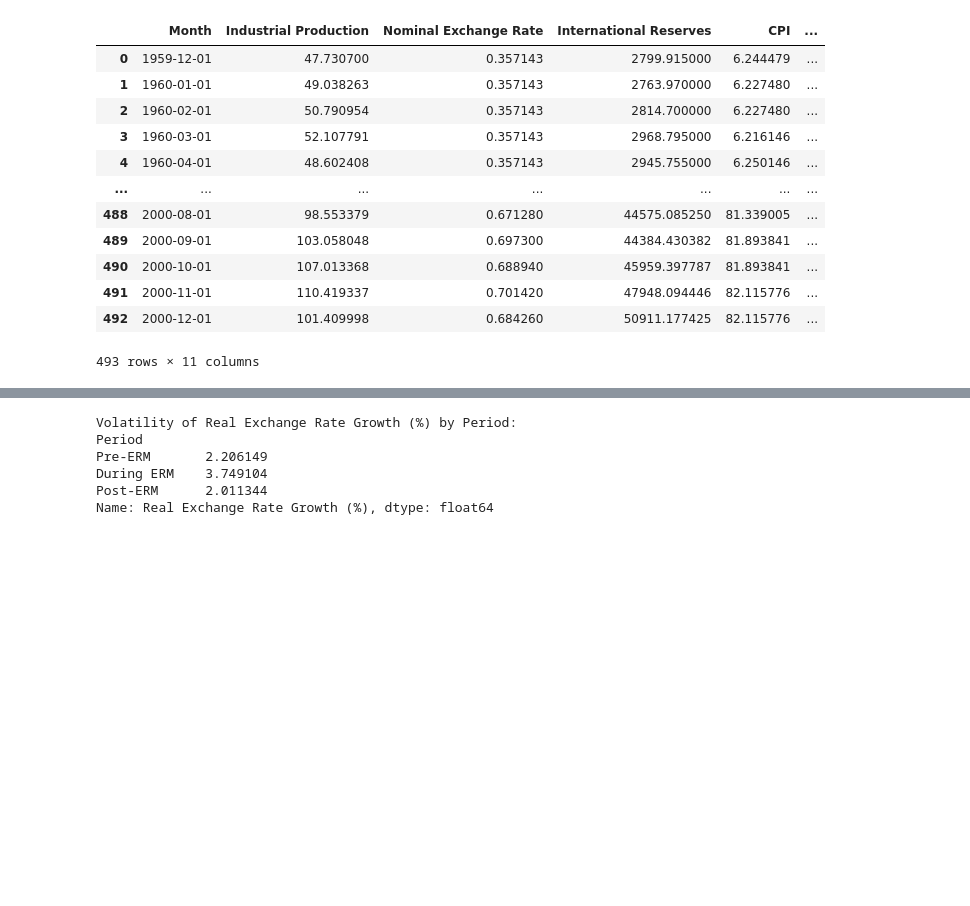
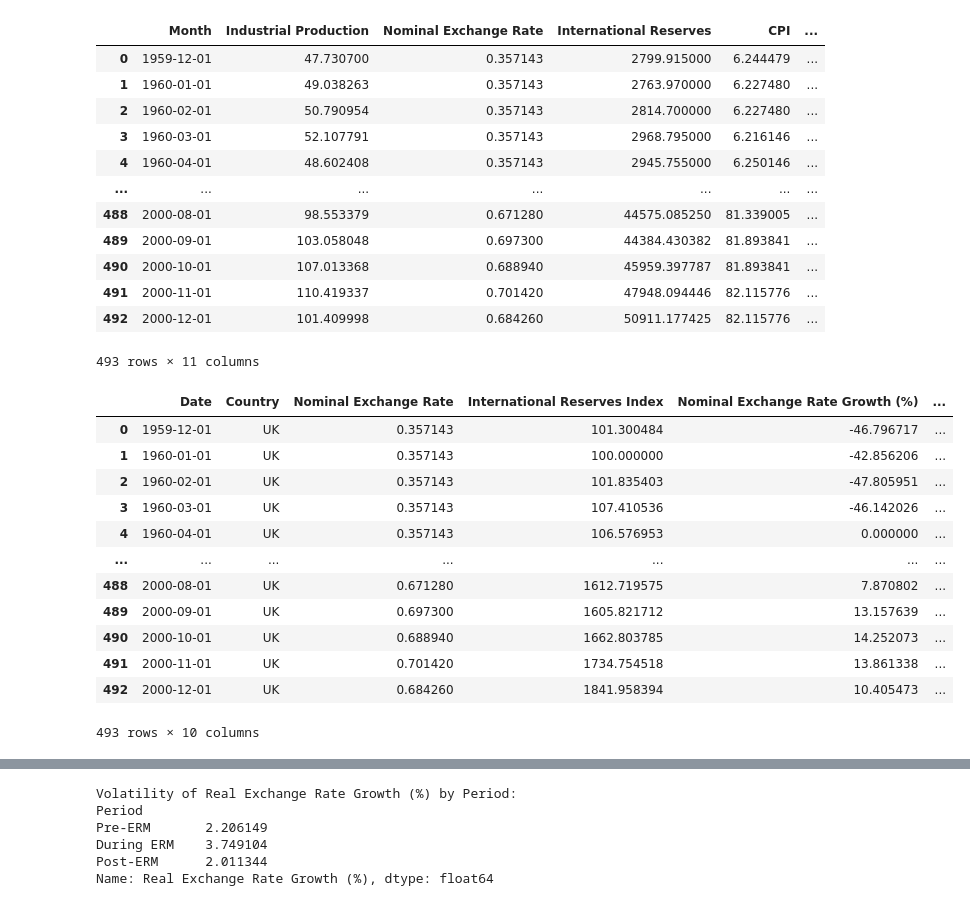
Before and after one commit to EC1B1-Macro-Project/Germany_Coursework, a Jupyter notebook: code/NB00.ipynb, the cells around one changed output, grey strips where cells are left out. Saved outputs shown, nothing was run; the diff lists cells and outputs as text; code cells hidden in the pictures; blank space fills up the shorter version.

```diff
--- a/code/NB00.ipynb
+++ b/code/NB00.ipynb
@@ -1275,3 +1275,19 @@ column_order = [
 
 # Reorder the columns
 df_UK = df_UK[column_order]
+# %%
+df_UK
+# %% [output]
+|  | Date | Country | Nominal Exchange Rate | International Reserves Index | Nominal Exchange Rate Growth (%) | ... |
+| 0 | 1959-12-01 | UK | 0.357143 | 101.300484 | -46.796717 | ... |
+| 1 | 1960-01-01 | UK | 0.357143 | 100.000000 | -42.856206 | ... |
+| 2 | 1960-02-01 | UK | 0.357143 | 101.835403 | -47.805951 | ... |
+| 3 | 1960-03-01 | UK | 0.357143 | 107.410536 | -46.142026 | ... |
+| 4 | 1960-04-01 | UK | 0.357143 | 106.576953 | 0.000000 | ... |
+| ... | ... | ... | ... | ... | ... | ... |
+| 488 | 2000-08-01 | UK | 0.671280 | 1612.719575 | 7.870802 | ... |
+| 489 | 2000-09-01 | UK | 0.697300 | 1605.821712 | 13.157639 | ... |
+| 490 | 2000-10-01 | UK | 0.688940 | 1662.803785 | 14.252073 | ... |
+| 491 | 2000-11-01 | UK | 0.701420 | 1734.754518 | 13.861338 | ... |
+| 492 | 2000-12-01 | UK | 0.684260 | 1841.958394 | 10.405473 | ... |
+493 rows × 10 columns
```
Also changed, not shown: parts of 3 cells of this notebook.
